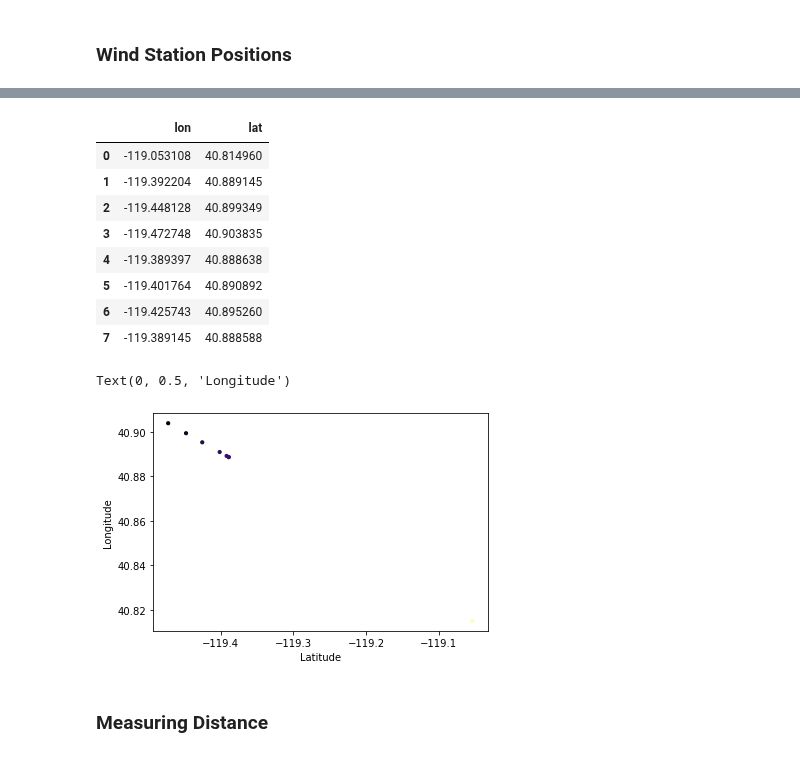
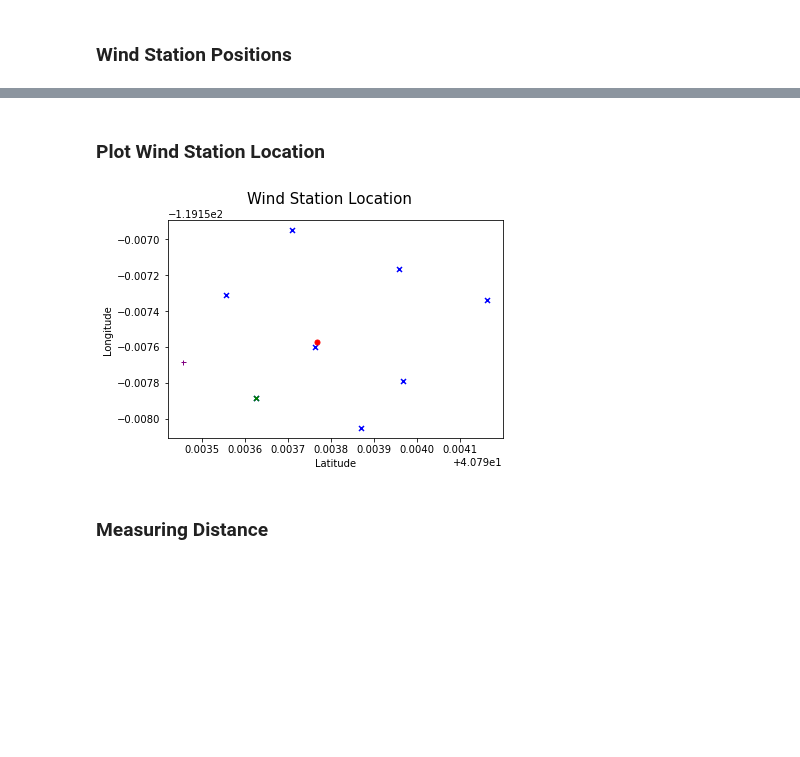
Before and after one commit to arunavanag591/odor_analysis, a Jupyter notebook: data_exploration/gpsPlotting.ipynb, the cells around one changed output, grey strips where cells are left out. Cells and saved outputs as stored; diff of their text form; code cells hidden in the pictures; blank space fills up the shorter version.

Commit message:
wind stations located

```diff
--- a/data_exploration/gpsPlotting.ipynb
+++ b/data_exploration/gpsPlotting.ipynb
@@ -156,0 +173,6 @@ for i in [0,1,2,3,4,5,6,7]:
+# %%
+lat_mean=[]
+#choosing middle value of the column becaues of the inconsistent gps data from wind
+for i in [0,1,2,3,4,5,6,7]:
+    lat_mean.append(wind_data[i].lat[110165])
+lat_mean
@@ -157,5 +188,6 @@ for i in [0,1,2,3,4,5,6,7]:
 # %%
+lon_mean = []
 for i in [0,1,2,3,4,5,6,7]:
-    lat_mean = wind_data[i].lat.mean()
-    print(lat_mean)
+    lon_mean.append(wind_data[i].lon[110165])
+lon_mean
 # %% [output]
@@ -170,4 +201,0 @@ for i in [0,1,2,3,4,5,6,7]:
-# %%
-for i in [0,1,2,3,4,5,6,7]:
-    lon_mean = wind_data[i].lon.mean()
-    print(lon_mean)
@@ -201,12 +202,4 @@ lat_lon_df['lat'] = [40.81496047973633,
-# %%
-lat_lon_df
-# %% [output]
-|  | lon | lat |
-| 0 | -119.053108 | 40.814960 |
-| 1 | -119.392204 | 40.889145 |
-| 2 | -119.448128 | 40.899349 |
-| 3 | -119.472748 | 40.903835 |
-| 4 | -119.389397 | 40.888638 |
-| 5 | -119.401764 | 40.890892 |
-| 6 | -119.425743 | 40.895260 |
-| 7 | -119.389145 | 40.888588 |
+# %%
+lat_lon_df = pd.DataFrame()
+lat_lon_df['lon'] = lat_mean
+lat_lon_df['lat'] = lon_mean
@@ -213,17 +209,19 @@ lat_lon_df
+# %% [markdown]
+### Plot Wind Station Location
 # %%
 fig_wind_location = plt.figure()
+fig_wind_location.suptitle("Wind Station Location", fontsize=15)
 ax= fig_wind_location.add_subplot(111)
-ax.scatter(lat_lon_df.lon, lat_lon_df.lat, c= lat_lon_df.lon, s=10, cmap='magma')
-# ax.plot(lat_lon_df.lon[0], lat_lon_df.lat[0], marker='x', markersize=20, color="black")
-# ax.plot(lat_lon_df.lon[1], lat_lon_df.lat[1], marker='+', markersize=20, color="red")
-# ax.plot(lat_lon_df.lon[2], lat_lon_df.lat[2], marker='+', markersize=20, color="red")
-# ax.plot(lat_lon_df.lon[3], lat_lon_df.lat[3], marker='+', markersize=20, color="red")
-# ax.plot(lat_lon_df.lon[4], lat_lon_df.lat[4], marker='+', markersize=20, color="red")
+#ax.scatter(lat_mean, lon_mean, s=10, cmap='magma')
+ax.scatter(lat_lon_df.lon, lat_lon_df.lat, marker ='x', s=25, color="blue")
+ax.scatter(lat_lon_df.lon[0], lat_lon_df.lat[0], marker ='x', s=25, color="green")
+ax.plot([40.79376709443614], [-119.15757512132207], marker='o', markersize=5, color="red")
+ax.plot([40.793456213360020], [-119.15768269040078], marker='+', markersize=5, color="purple")
 ax.set_xlabel('Latitude')
 ax.set_ylabel('Longitude')
+fig_wind_location.savefig('/home/flybot/odor_analysis/figure/windstationlocation.jpg')
 # %% [output]
-Text(0, 0.5, 'Longitude')
-[figure, old version]
+[figure, new version]
 # %% [markdown]
 ### Measuring Distance
 # %%
```
Also changed, not shown: parts of 14 cells of this notebook, 2 other files.
